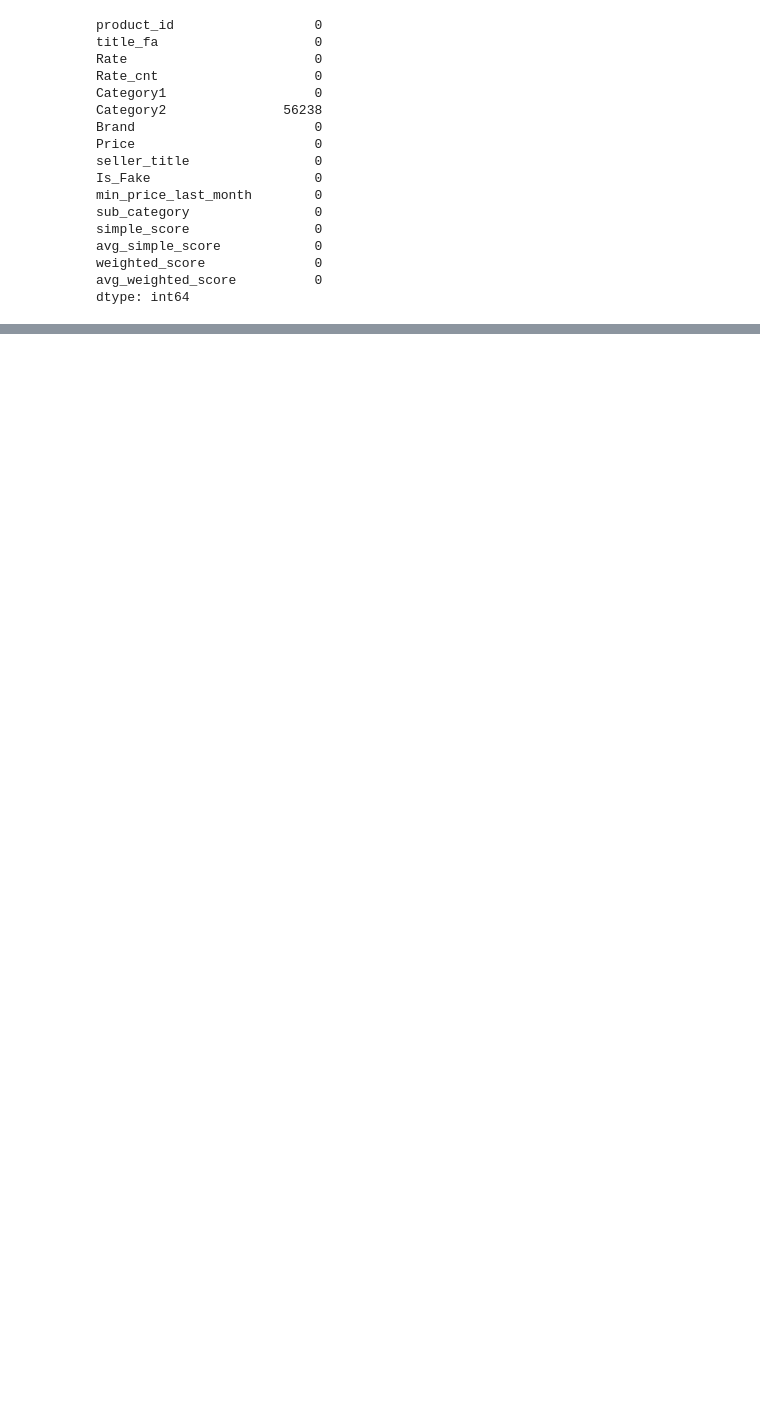
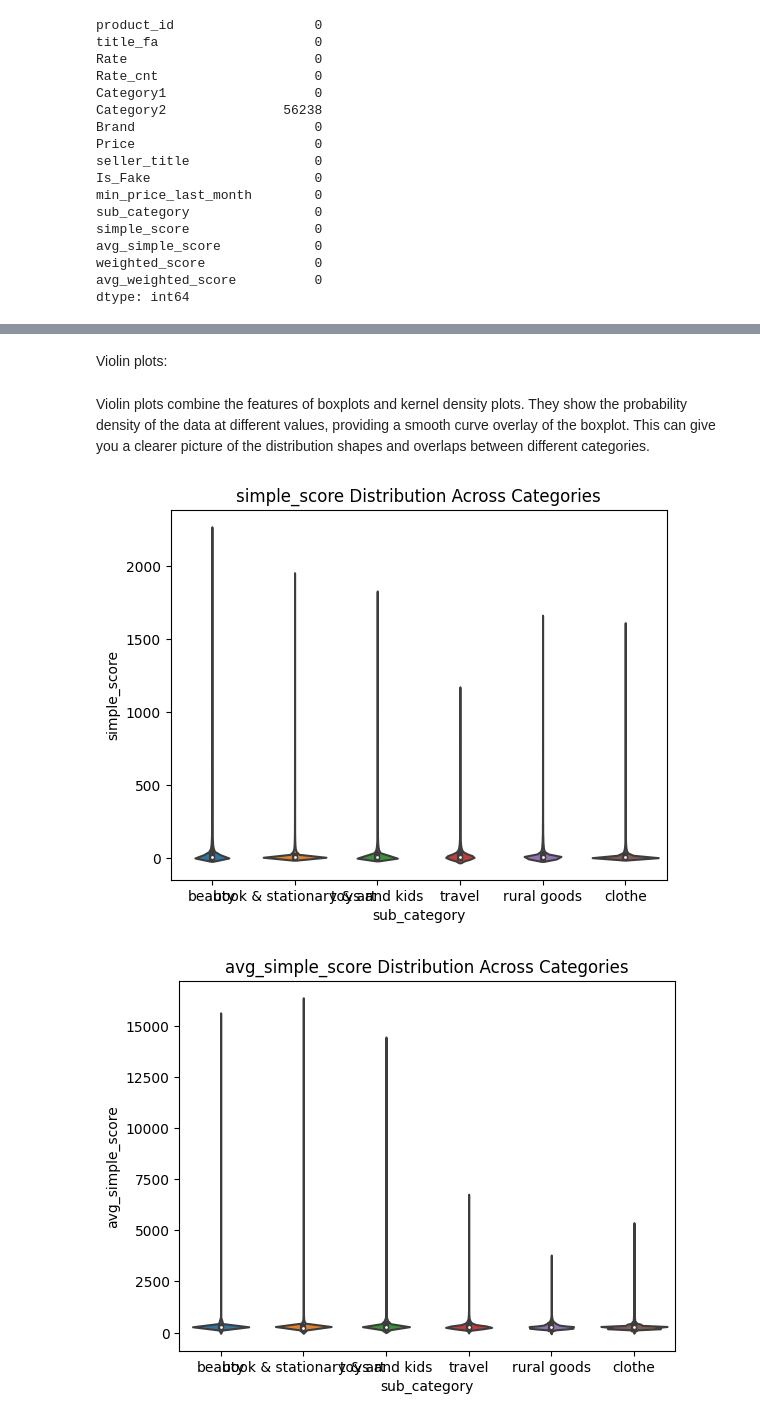
Before and after one commit to Arefnmy/Digikala-user-engagement-analysis, a Jupyter notebook: clustering_analysis.ipynb, the cells around one changed output, grey strips where cells are left out. Saved outputs shown, nothing was run; the diff lists cells and outputs as text; code cells hidden in the pictures; blank space fills up the shorter version.

```diff
--- a/clustering_analysis.ipynb
+++ b/clustering_analysis.ipynb
@@ -78,0 +141,12 @@ from sklearn.preprocessing import LabelEncoder
+# %% [markdown]
+Violin plots:
+# %% [markdown]
+Violin plots combine the features of boxplots and kernel density plots. They show the probability density of the data at different values, providing a smooth curve overlay of the boxplot. This can give you a clearer picture of the distribution shapes and overlaps between different categories.
+# %%
+for score in ['simple_score','avg_simple_score','weighted_score','avg_weighted_score']:
+    sns.violinplot(x='sub_category', y=score, data=df)
+    plt.title(f'{score} Distribution Across Categories')
+    plt.show()
+# %% [output]
+[figure, added]
+[figure, added]
```
Also changed, not shown: parts of 11 cells of this notebook.
